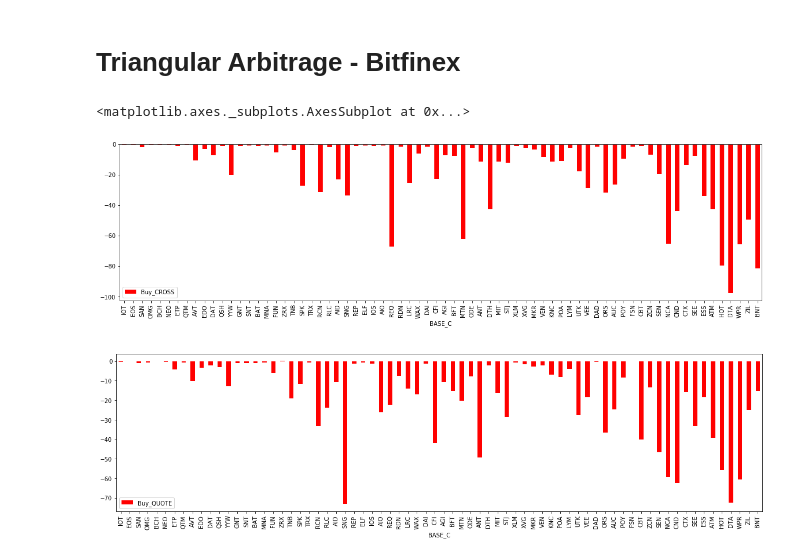
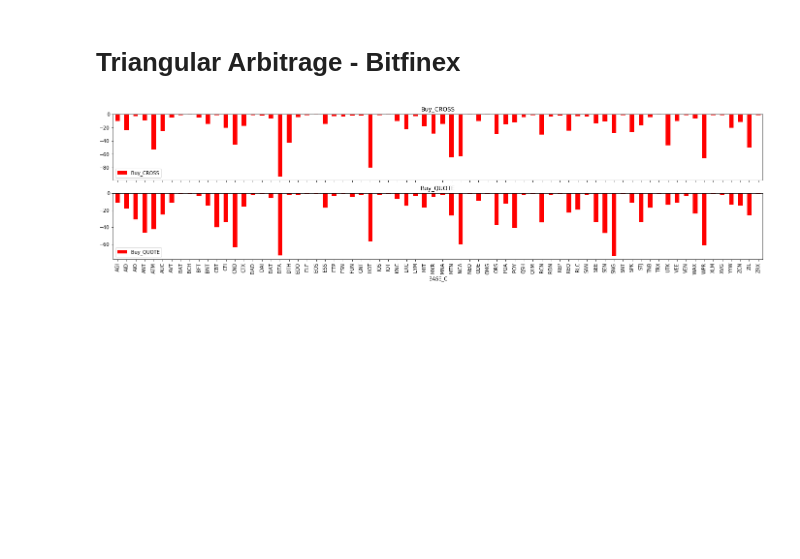
Before and after one commit to alpenmilch411/Triangular-Arbitrage, a Jupyter notebook: bitfinex/TA_bitfinex.ipynb, the cells around one changed output. Drawn from its saved outputs; the diff is of its cells as text; code cells hidden in the pictures; blank space fills up the shorter version.

Commit message:
Improved visualization

```diff
--- a/bitfinex/TA_bitfinex.ipynb
+++ b/bitfinex/TA_bitfinex.ipynb
@@ -19,6 +21,7 @@ class arbitrage_check:
         pair_snap.drop(inplace=True, columns=["DAILY_CHANGE", "DAILY_CHANGE_PERC", "LAST_PRICE", "VOLUME", "HIGH", "LOW"])
         pair_snap = pair_snap.assign(QUOTE_C=pair_snap['SYMBOL'].str[-3:])
         pair_snap = pair_snap.assign(BASE_C=pair_snap['SYMBOL'].str[1:4])
+
         pair_snap.set_index("SYMBOL", inplace=True)
         return pair_snap
 
@@ -34,22 +37,20 @@ class arbitrage_check:
         data_cross["QUOTE_BID"] = data_BTC.at["tETHBTC", 'BID']
         data_cross["QUOTE_ASK"] = data_BTC.at["tETHBTC", 'ASK']
 
-        data_cross["Buy_QUOTE"] = ((data_cross["QUOTE_BID"]/data_cross["CROSS_ASK"])-1)*100
-        data_cross["Buy_CROSS"] = ((data_cross["CROSS_BID"]/data_cross["QUOTE_ASK"])-1)*100
+        data_cross["Buy_QUOTE"] = (((data_cross["QUOTE_BID"]/data_cross["CROSS_ASK"])-1)*100)-((((1+0.002)**3)*100)-100)
+        data_cross["Buy_CROSS"] = (((data_cross["CROSS_BID"]/data_cross["QUOTE_ASK"])-1)*100)-((((1+0.002)**3)*100)-100)
         data_cross.sort_values(by=['Buy_QUOTE'])
         data_cross['positive'] = data_cross['Buy_CROSS'] > 0
-        return data_cross
+        #data_cross["FEE"] = (1+0.002)**3
+        return data_cross.sort_values("BASE_C")
 # %%
 program = arbitrage_check()
 
 data= program.df_analysis()
 
-data.plot.bar(x="BASE_C",y="Buy_CROSS",figsize=(20,5),color=data.positive.map({True: 'g', False: 'r'}))
-data.plot.bar(x="BASE_C",y="Buy_QUOTE",figsize=(20,5),color=data.positive.map({True: 'g', False: 'r'}))
+plots = data.plot.bar(x="BASE_C",y=["Buy_CROSS","Buy_QUOTE"],figsize=(24,5.5),color=data.positive.map({True: 'g', False: 'r'}), subplots=True)
 # %% [output]
-<matplotlib.axes._subplots.AxesSubplot at 0x...>
-[figure, old version]
+[figure, new version]
-[figure, removed]
 # %%
 #Descriptive Statistics
 data.describe()
```
Also changed, not shown: parts of 3 cells of this notebook.
